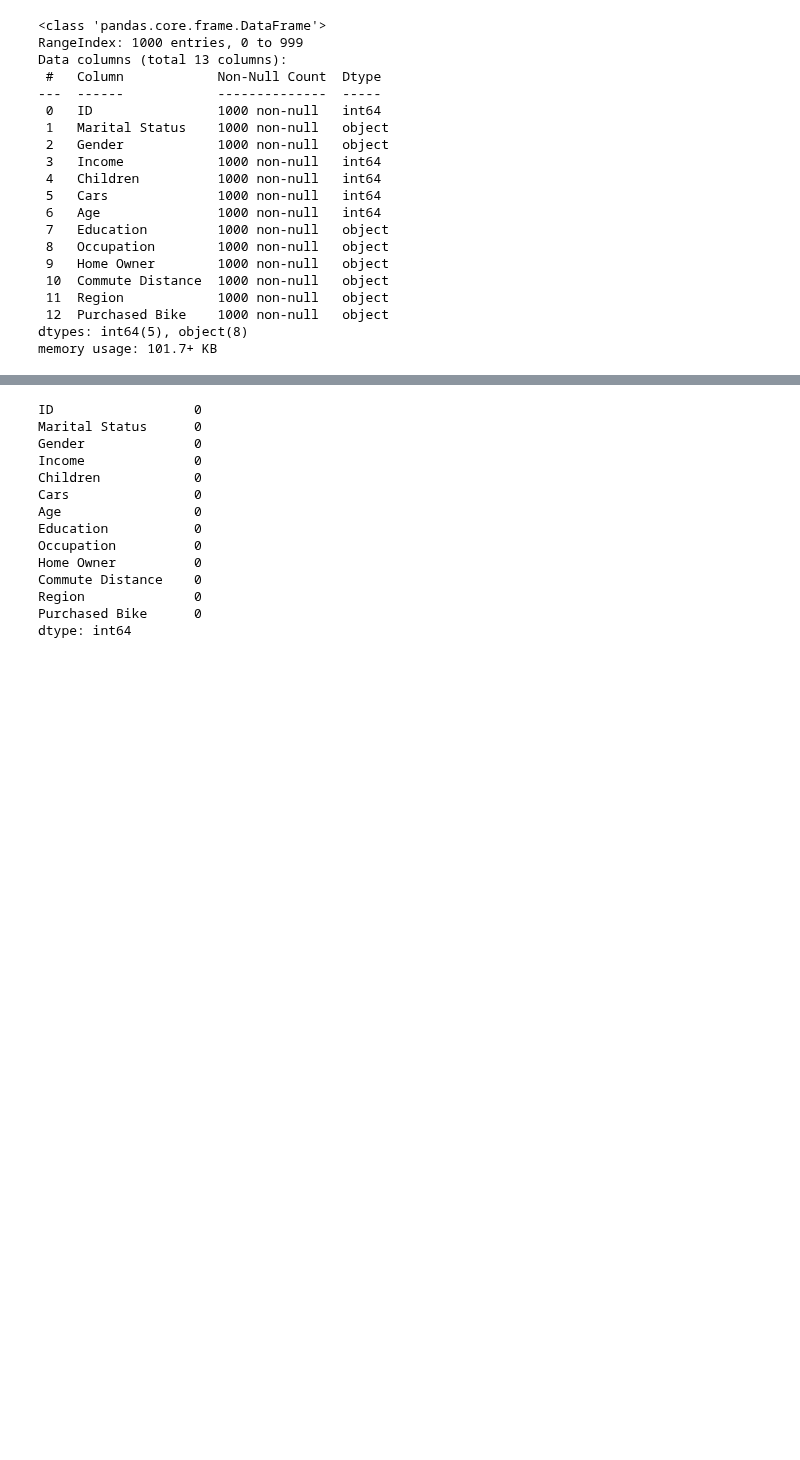
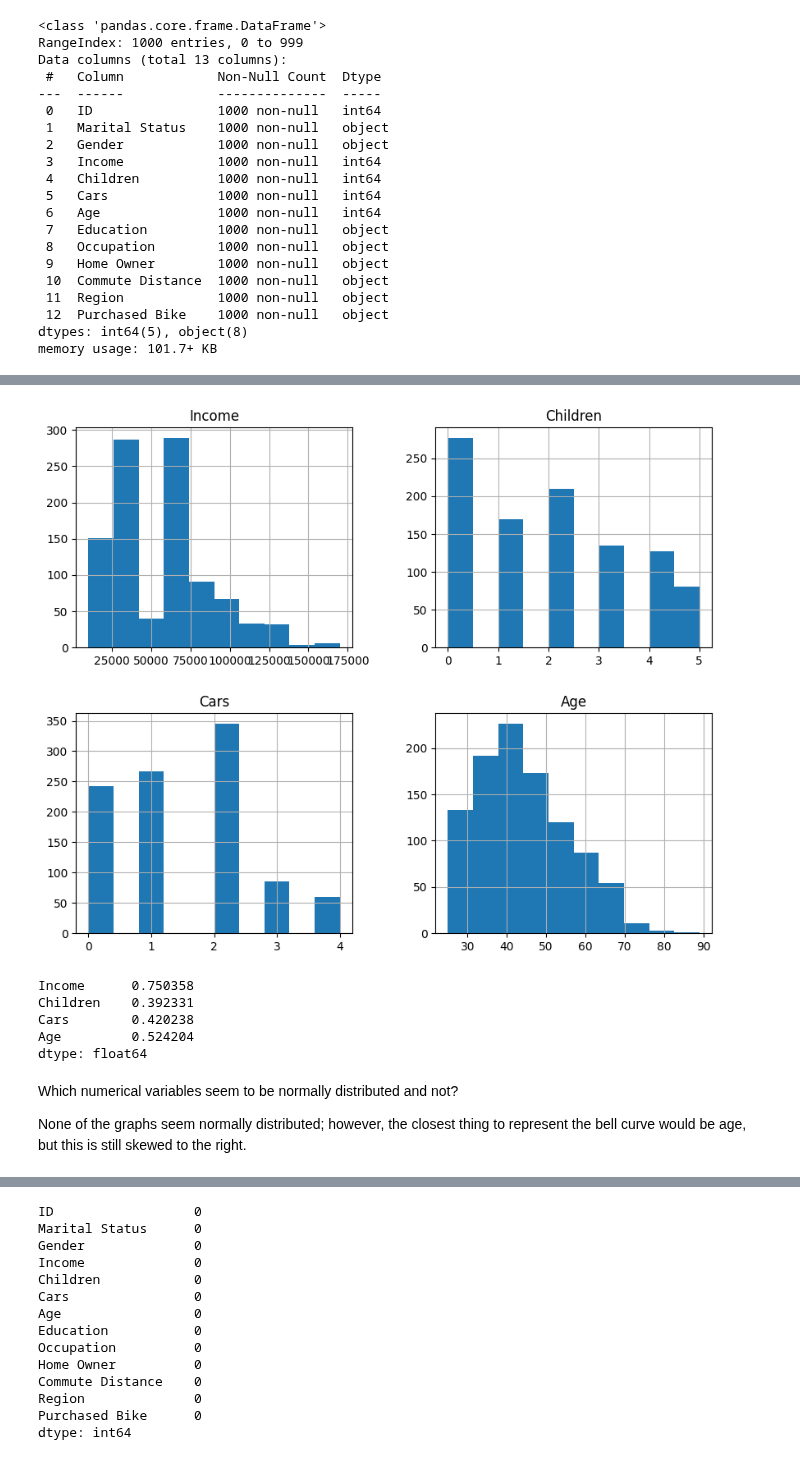
Before and after one commit to DanLightner/BUSA321, a Jupyter notebook: BUSA321/bikebuyers_Lightner.ipynb, the cells around one changed output, grey strips where cells are left out. Saved outputs shown, nothing was run; the diff lists cells and outputs as text; code cells hidden in the pictures; blank space fills up the shorter version.

```diff
--- a/BUSA321/bikebuyers_Lightner.ipynb
+++ b/BUSA321/bikebuyers_Lightner.ipynb
@@ -48,0 +44,19 @@ memory usage: 101.7+ KB
+# %%
+import matplotlib.pyplot as plt
+
+df[['Income', 'Children', 'Cars', 'Age']].hist(figsize=(10, 8)) #made the figsize larger to better visualize the data
+plt.show()
+# %% [output]
+[figure, added]
+# %%
+df[['Income', 'Children', 'Cars', 'Age']].skew()
+# %% [output]
+Income      0.750358
+Children    0.392331
+Cars        0.420238
+Age         0.524204
+dtype: float64
+# %% [markdown]
+Which numerical variables seem to be normally distributed and not?
+
+None of the graphs seem normally distributed; however, the closest thing to represent the bell curve would be age, but this is still skewed to the right.
```
Also changed, not shown: parts of 22 cells of this notebook.
